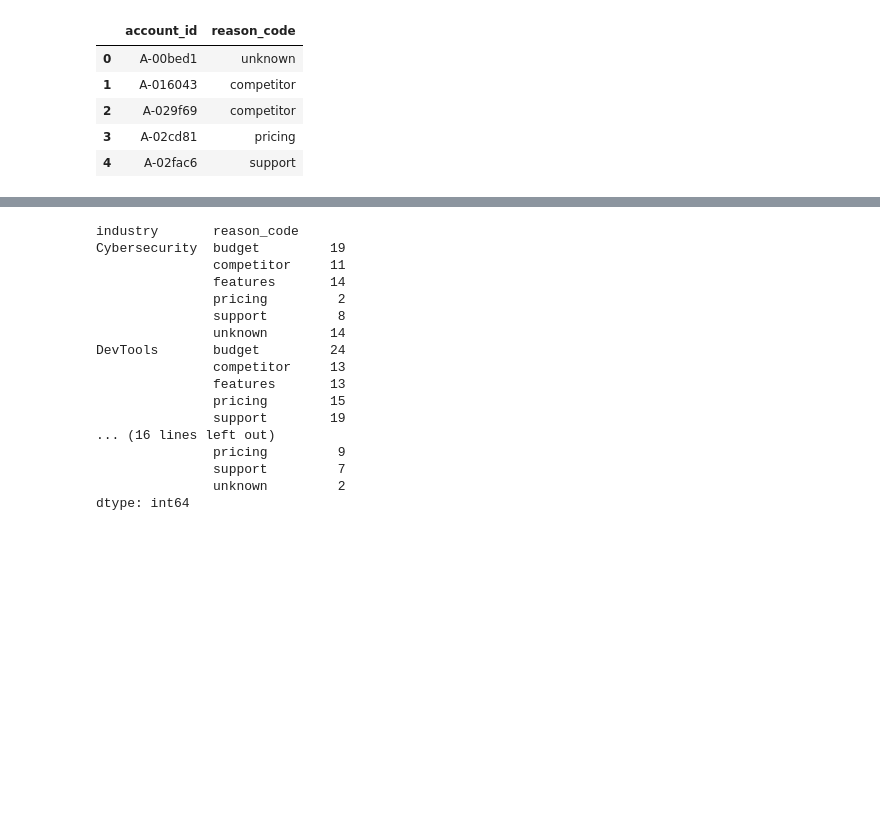
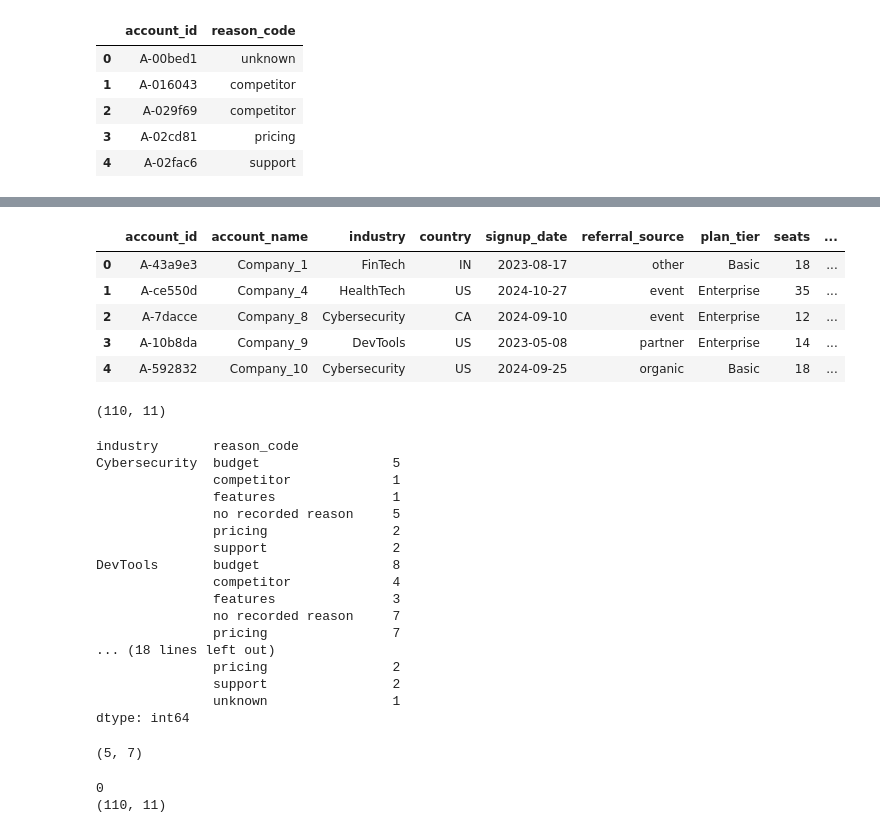
Before and after one commit to christianrm0821/saas-churn-analysis, a Jupyter notebook: saas_case_study/saas_case_study.ipynb, the cells around one changed output, grey strips where cells are left out. Drawn from its saved outputs; the diff is of its cells as text; code cells hidden in the pictures; blank space fills up the shorter version.

```diff
--- a/saas_case_study/saas_case_study.ipynb
+++ b/saas_case_study/saas_case_study.ipynb
@@ -367,23 +479,49 @@ subs_acc_churn.head()
-# %%
-churn_only = subs_acc_churn[subs_acc_churn['churn_flag'] == True]
-
-industry_reason = churn_only.groupby(['industry','reason_code']).size()
-industry_reason
-# %% [output]
-industry       reason_code
-Cybersecurity  budget         19
-               competitor     11
-               features       14
-               pricing         2
-               support         8
-               unknown        14
-DevTools       budget         24
-               competitor     13
-               features       13
-               pricing        15
-               support        19
-... (16 lines left out)
-               pricing         9
-               support         7
-               unknown         2
-dtype: int64
+# %%
+acc_churn = account[account['churn_flag'] == True]
+
+accounts_churns = pd.merge(acc_churn, churn_reason[['account_id', 'reason_code']],on='account_id', how='left')
+accounts_churns['reason_code'] = accounts_churns['reason_code'].fillna('no recorded reason')
+accounts_churns.head()
+# %% [output]
+|  | account_id | account_name | industry | country | signup_date | referral_source | plan_tier | seats | ... |
+| 0 | A-43a9e3 | Company_1 | FinTech | IN | 2023-08-17 | other | Basic | 18 | ... |
+| 1 | A-ce550d | Company_4 | HealthTech | US | 2024-10-27 | event | Enterprise | 35 | ... |
+| 2 | A-7dacce | Company_8 | Cybersecurity | CA | 2024-09-10 | event | Enterprise | 12 | ... |
+| 3 | A-10b8da | Company_9 | DevTools | US | 2023-05-08 | partner | Enterprise | 14 | ... |
+| 4 | A-592832 | Company_10 | Cybersecurity | US | 2024-09-25 | organic | Basic | 18 | ... |
+# %%
+accounts_churns.shape
+# %% [output]
+(110, 11)
+# %%
+industry_reason = accounts_churns.groupby(['industry','reason_code']).size()
+industry_reason
+# %% [output]
+industry       reason_code
+Cybersecurity  budget                 5
+               competitor             1
+               features               1
+               no recorded reason     5
+               pricing                2
+               support                2
+DevTools       budget                 8
+               competitor             4
+               features               3
+               no recorded reason     7
+               pricing                7
+... (18 lines left out)
+               pricing                2
+               support                2
+               unknown                1
+dtype: int64
+# %%
+industry_reason_wide = industry_reason.unstack(level = 'reason_code')
+industry_reason_wide.shape
+# %% [output]
+(5, 7)
+# %%
+print(accounts_churns['reason_code'].isna().sum())
+print(accounts_churns.shape)
+# %% [output]
+0
+(110, 11)
```
Also changed, not shown: parts of 34 cells of this notebook.
